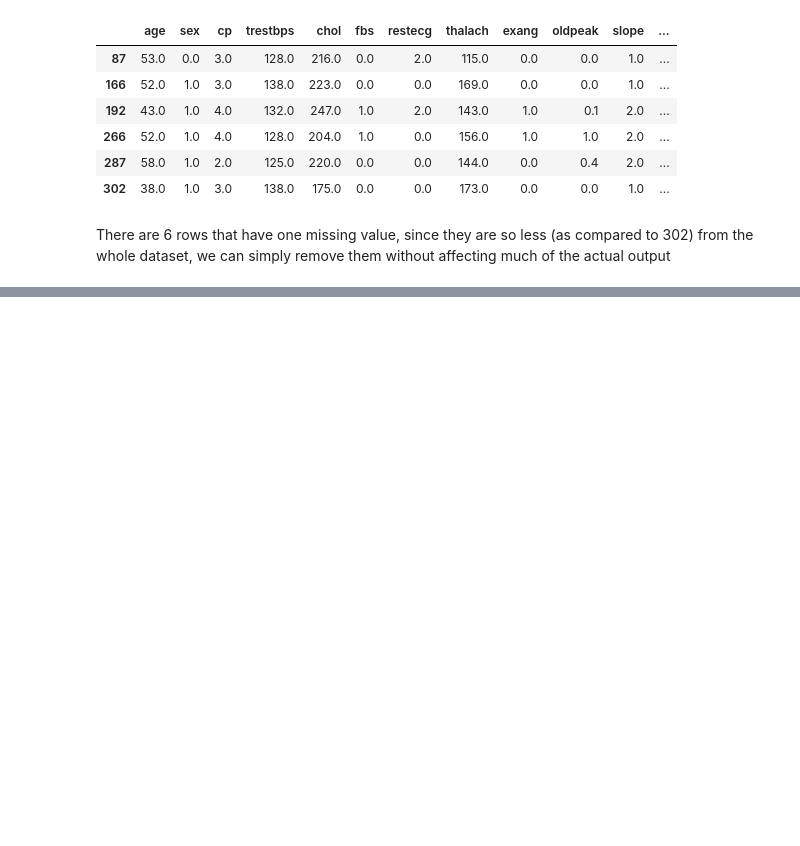
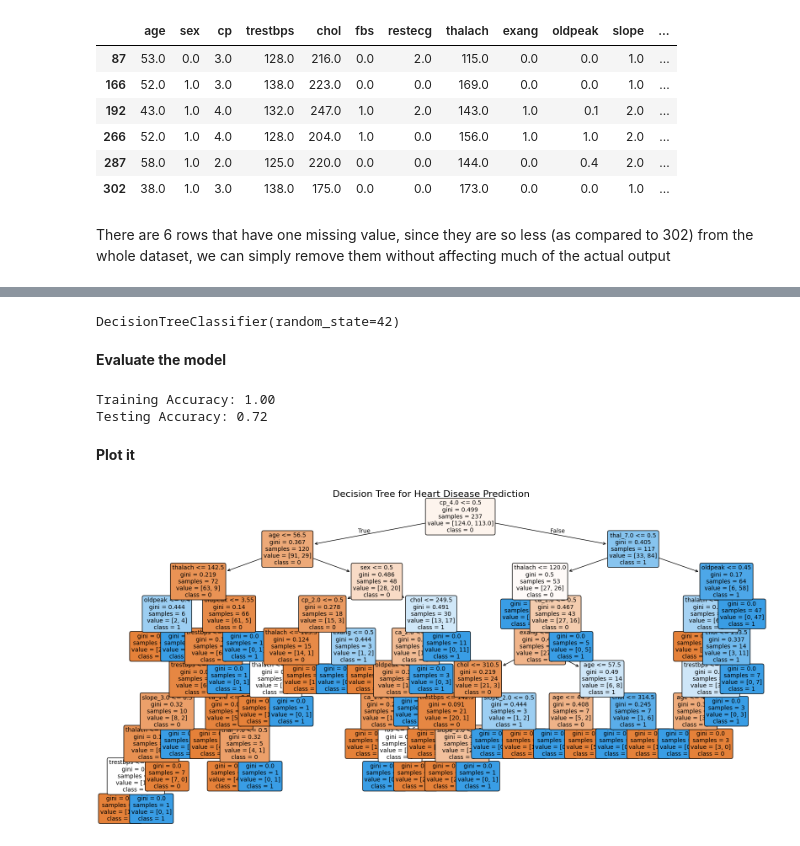
Before and after one commit to abandonedmonk/End-to-End-Decision-Trees-Project, a Jupyter notebook: decision_tree.ipynb, the cells around one changed output, grey strips where cells are left out. Cells and saved outputs as stored; diff of their text form; code cells hidden in the pictures; blank space fills up the shorter version.

Commit message:
Did Preliminary training using Decision Tree and evaluated it

```diff
--- a/decision_tree.ipynb
+++ b/decision_tree.ipynb
@@ -88,0 +158,4 @@ df_with_no_missing = df.loc[(df['ca'] != '?')
+# %%
+y_not_zero = y > 0
+y[y_not_zero] = 1
+y.unique()
@@ -88,0 +166,2 @@ df_with_no_missing = df.loc[(df['ca'] != '?')
+# %%
+X_train, X_test, y_train, y_test = train_test_split(X, y, test_size=0.2, random_state=42)
@@ -88,0 +170,22 @@ df_with_no_missing = df.loc[(df['ca'] != '?')
+# %%
+# Fit and transform the data using the preprocessor
+X_train_transformed = preprocessor.fit_transform(X_train)
+X_test_transformed = preprocessor.transform(X_test)
+# %%
+dt_model = DecisionTreeClassifier(random_state=42)
+dt_model.fit(X_train_transformed, y_train)
+# %% [output]
+DecisionTreeClassifier(random_state=42)
+# %% [markdown]
+**Evaluate the model**
+# %%
+train_score = dt_model.score(X_train_transformed, y_train)
+test_score = dt_model.score(X_test_transformed, y_test)
+
+print(f"Training Accuracy: {train_score:.2f}")
+print(f"Testing Accuracy: {test_score:.2f}")
+# %% [output]
+Training Accuracy: 1.00
+Testing Accuracy: 0.72
+# %% [markdown]
+**Plot it**
@@ -88,0 +196,18 @@ df_with_no_missing = df.loc[(df['ca'] != '?')
+# %%
+#  Get feature names after transformation
+feature_names = numerical_cols + list(preprocessor.named_transformers_['cat'].get_feature_names_out(categorical_cols))
+
+# Plot the Decision Tree
+plt.figure(figsize=(20, 10))  # Set figure size for better readability
+plot_tree(
+    dt_model,
+    feature_names=feature_names,
+    class_names=[str(i) for i in sorted(y.unique())],  # Convert class labels to strings
+    filled=True,  # Color nodes by class
+    rounded=True,  # Rounded boxes for nodes
+    fontsize=10   # Font size for readability
+)
+plt.title("Decision Tree for Heart Disease Prediction", fontsize=16)
+plt.show()
+# %% [output]
+[figure, added]
```
Also changed, not shown: parts of 18 cells of this notebook.
